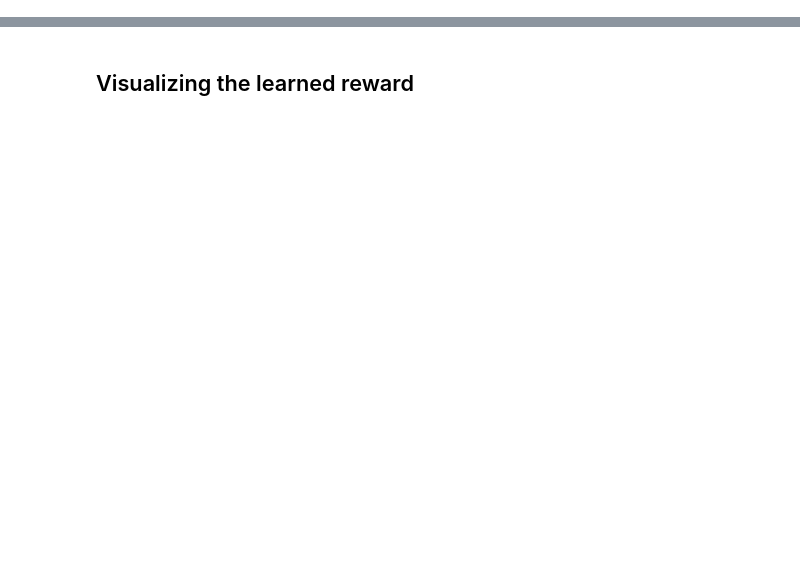
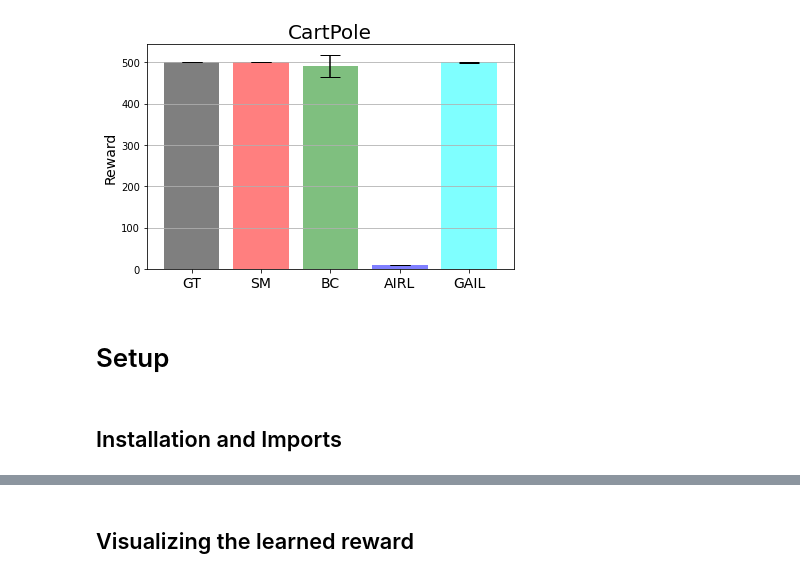
Before and after one commit to lilygoli/ScoreMatchingIRL, a Jupyter notebook: Score_matching_MaxEnt_IRL.ipynb, the cells around one changed output, grey strips where cells are left out. Drawn from its saved outputs; the diff is of its cells as text; code cells hidden in the pictures; blank space fills up the shorter version.

```diff
--- a/Score_matching_MaxEnt_IRL.ipynb
+++ b/Score_matching_MaxEnt_IRL.ipynb
@@ -221,0 +28,31 @@ tensor([[6.3702e-12]], grad_fn=<SigmoidBackward0>)
+# %%
+# Create lists for the plot
+materials = ['GT', 'SM', 'BC', 'AIRL', 'GAIL']
+x_pos = np.arange(len(materials))
+means = [500.00, 500.00, 490.91,  9.20, 499.80]
+error = [0, 0.00, 26.83,  0.75, 0.60]
+
+# Build the plot
+fig, ax = plt.subplots()
+ax.bar(x_pos, means, yerr=error, align='center', alpha=0.5, capsize=10, color=['black', 'red', 'green', 'blue', 'cyan'])
+ax.set_ylabel('Reward')
+ax.set_xticks(x_pos)
+ax.set_xticklabels(materials)
+ax.set_title('CartPole')
+ax.yaxis.grid(True)
+
+ax.xaxis.set_tick_params(labelsize=14)
+ax.yaxis.label.set_fontsize(14)
+ax.title.set_fontsize(20)
+
+
+# Save the figure and show
+plt.tight_layout()
+plt.savefig('bar_plot_with_error_bars.png')
+plt.show()
+# %% [output]
+[figure, added]
+# %% [markdown]
+# Setup
+# %% [markdown]
+## Installation and Imports
```
Also changed, not shown: parts of 128 cells of this notebook.
